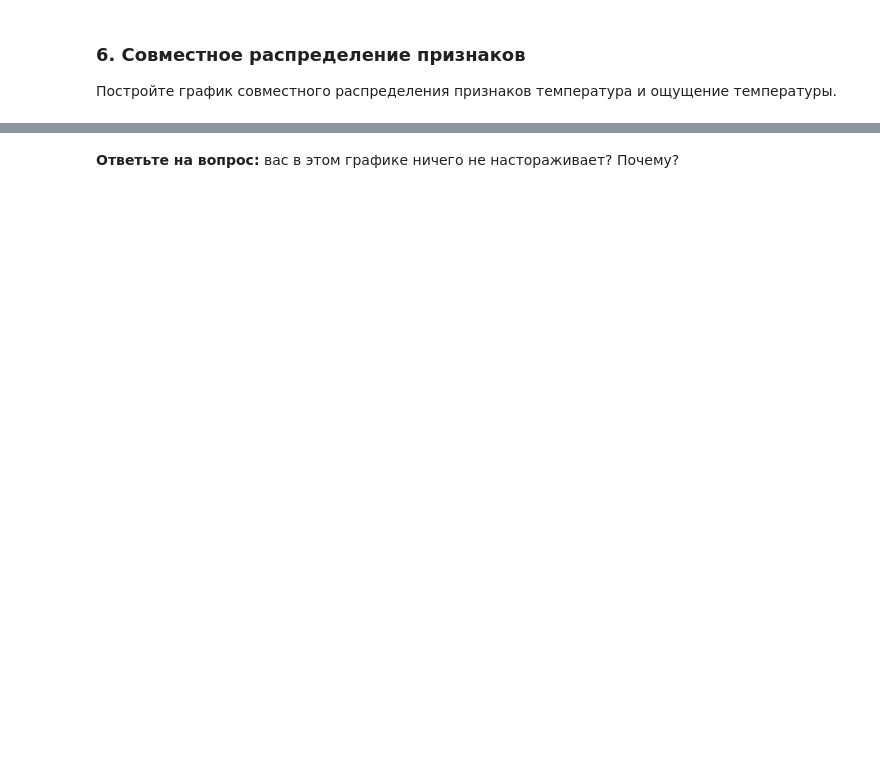
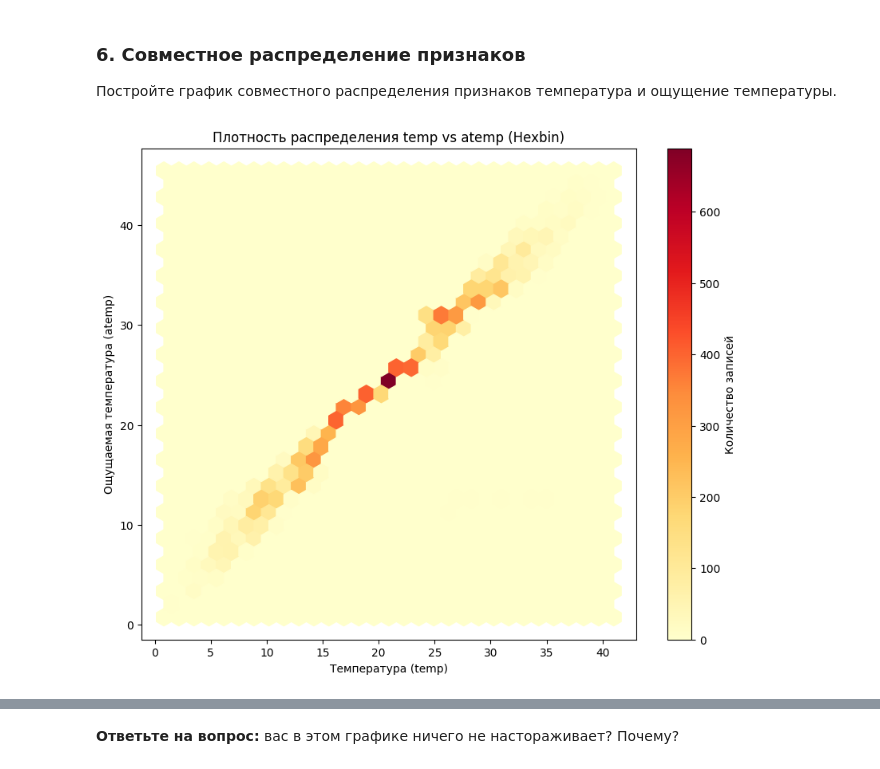
Before and after one commit to DanisStepanov/Computer-mathematics-systems, a Jupyter notebook: 5. Библиотека Pandas. Визуальный анализ данных/Практическая_работа_№5_Библиотека_Pandas.ipynb, the cells around one changed output, grey strips where cells are left out. Drawn from its saved outputs; the diff is of its cells as text; code cells hidden in the pictures; blank space fills up the shorter version.

```diff
--- a/5. Библиотека Pandas. Визуальный анализ данных/Практическая_работа_№5_Библиотека_Pandas.ipynb
+++ b/5. Библиотека Pandas. Визуальный анализ данных/Практическая_работа_№5_Библиотека_Pandas.ipynb
@@ -523,3 +547,13 @@ plt.show()
 ### 6. Совместное распределение признаков
 
 Постройте график совместного распределения признаков температура и ощущение температуры.
+# %%
+plt.figure(figsize=(10, 8))
+plt.hexbin(df['temp'], df['atemp'], gridsize=30, cmap='YlOrRd')
+plt.colorbar(label='Количество записей')
+plt.xlabel('Температура (temp)')
+plt.ylabel('Ощущаемая температура (atemp)')
+plt.title('Плотность распределения temp vs atemp (Hexbin)')
+plt.show()
+# %% [output]
+[figure, added]
```
Also changed, not shown: parts of 18 cells of this notebook.
